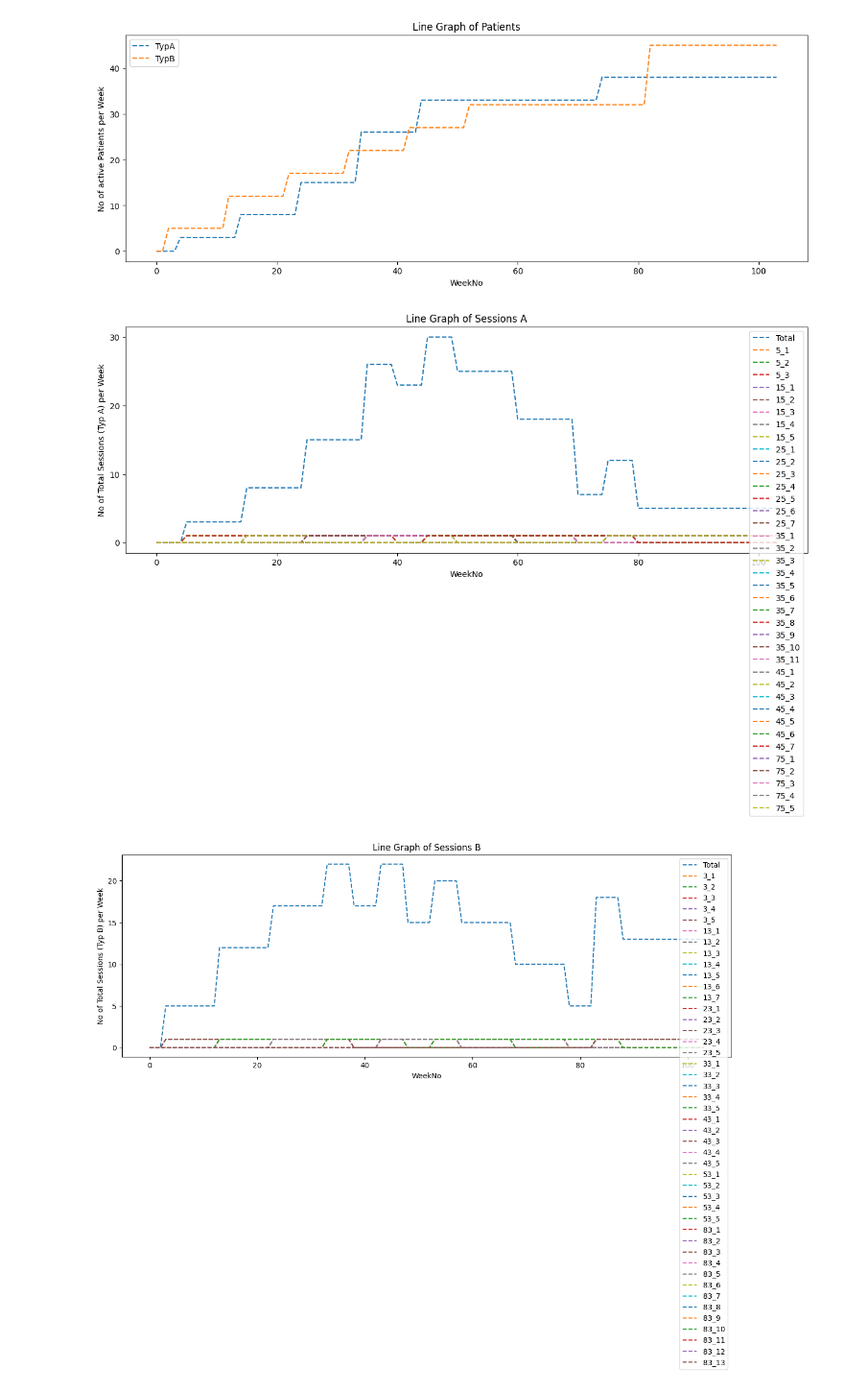
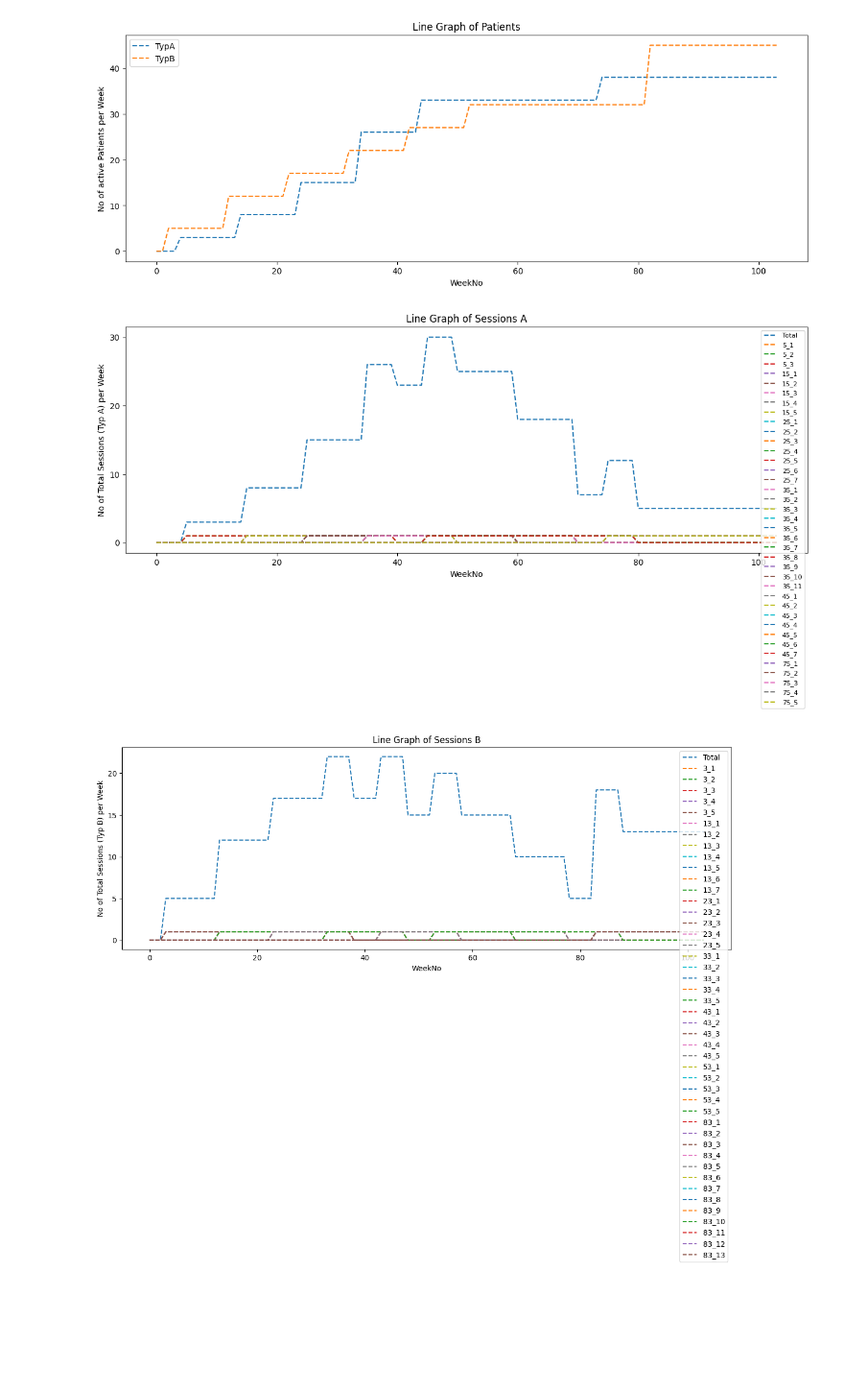
Before and after one commit to sawubona-repo/Innovage427, a Jupyter notebook: Code/Innovage427_Kostensimulation.ipynb, the cells around one changed output. Shown: that part at 96% size. Saved outputs shown, nothing was run; the diff lists cells and outputs as text; code cells hidden in the pictures; blank space fills up the shorter version.

```diff
--- a/Code/Innovage427_Kostensimulation.ipynb
+++ b/Code/Innovage427_Kostensimulation.ipynb
@@ -508,9 +524,9 @@ dfSBx = Config_Sessions(dfSzenarioP, dfSessionB, "B")
 
 Linegraphs of Therapeuts, Patients and Sessions (over the week series)
 # %%
-def Plot_LineGraph_of_Dataframe(df: pd.DataFrame, title: str, xlabel: str, ylabel: str) -> plt.Figure:
+def Plot_LineGraph_of_Dataframe(df: pd.DataFrame, title: str, xlabel: str, ylabel: str, legFlag: bool = True) -> plt.Figure:
   # Plot a line graph of Sessions with all columns
-  df.plot(kind='line', linestyle='--', figsize=(15, 5), )
+  df.plot(kind='line', linestyle='--', figsize=(15, 5), legend=legFlag )
 
   # Set the number of ticks for the x-axis
   plt.locator_params(axis='x', nbins=7)
@@ -521,6 +537,9 @@ def Plot_LineGraph_of_Dataframe(df: pd.DataFrame, title: str, xlabel: str, ylabe
   plt.xlabel(xlabel)
   plt.ylabel(ylabel)
 
+  # Position the legend in the center of the x-axis
+  plt.legend(loc='best', fontsize=8)
+
   # Return the figure object instead of showing it
   # return ax.figure
   plt.show()
@@ -533,9 +552,9 @@ Plot_LineGraph_of_Dataframe(dfPx, "Line Graph of Patients", "WeekNo", "No of act
 # %% [output]
 [figure]
 # %%
-Plot_LineGraph_of_Dataframe(dfSAx, "Line Graph of Sessions A", "WeekNo", "No of Total Sessions (Typ A) per Week")
+Plot_LineGraph_of_Dataframe(dfSAx, "Line Graph of Sessions A", "WeekNo", "No of Total Sessions (Typ A) per Week", legFlag = True)
 # %% [output]
-[figure, old version]
+[figure, new version]
 # %%
 Plot_LineGraph_of_Dataframe(dfSBx, "Line Graph of Sessions B", "WeekNo", "No of Total Sessions (Typ B) per Week")
 # %% [output]
```
Also changed, not shown: parts of 4 cells of this notebook.
